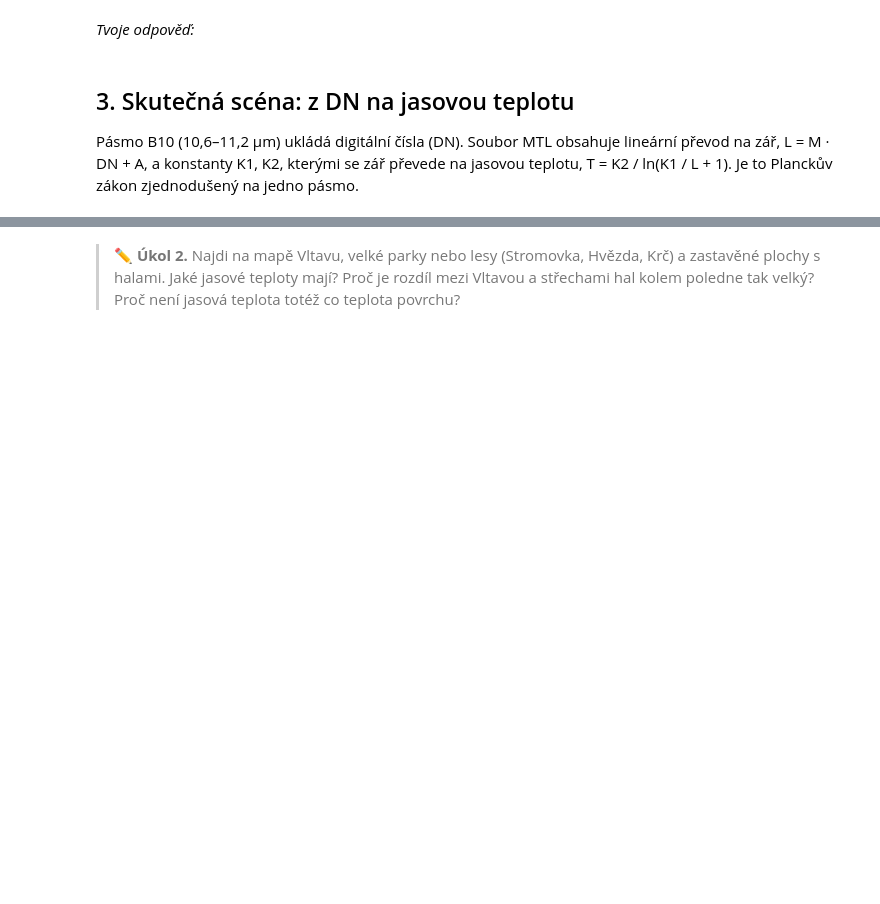
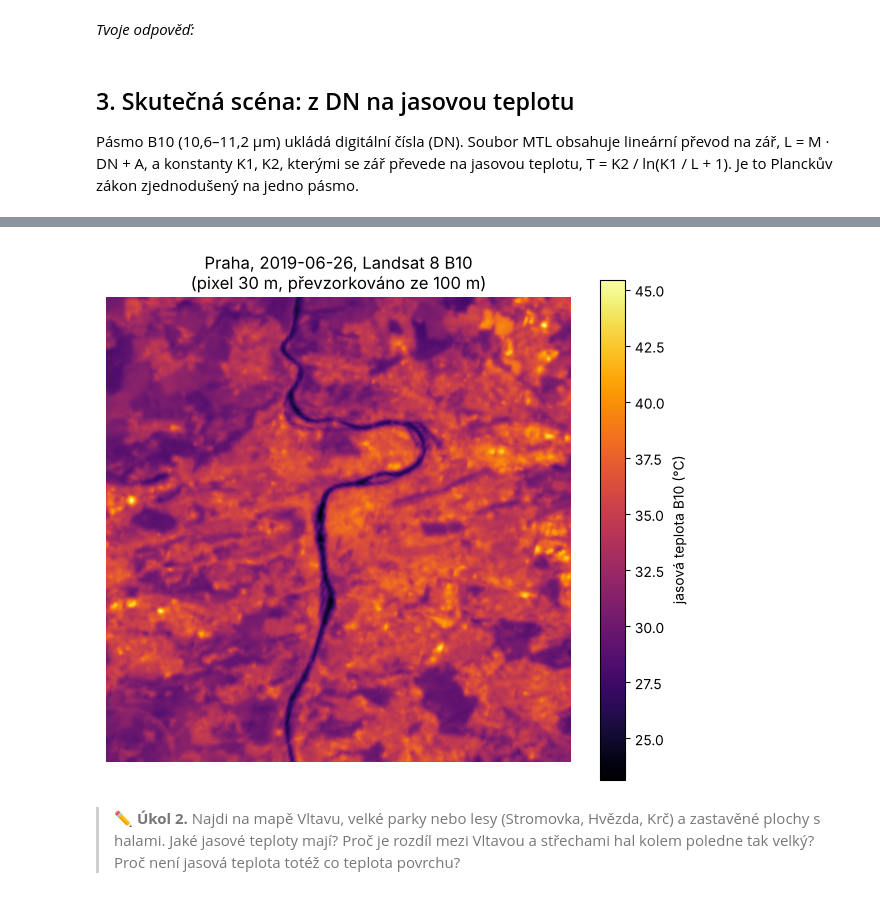
Before and after one commit to OpenSkyLab-space/notebooks, a Jupyter notebook: blackbody_radiation_cs.ipynb, the cells around one changed output, grey strips where cells are left out. Cells and saved outputs as stored; diff of their text form; code cells hidden in the pictures; blank space fills up the shorter version.

```diff
--- a/blackbody_radiation_cs.ipynb
+++ b/blackbody_radiation_cs.ipynb
@@ -83,10 +96,11 @@ print(f"kontrola Planckem pro 10,9 µm: {planck_inv(10.9, np.median(L10)) - 273.
 # %%
 fig, ax = plt.subplots(figsize=(7.5, 6.5))
 im = ax.imshow(BT - 273.15, cmap="inferno")
 fig.colorbar(im, ax=ax, label="jasová teplota B10 (°C)")
-ax.set_title(f"Praha, {mtl['DATE_ACQUIRED']}, Landsat 8 B10
-(pixel 30 m, převzorkováno ze 100 m)")
+ax.set_title(f"Praha, {mtl['DATE_ACQUIRED']}, Landsat 8 B10\n(pixel 30 m, převzorkováno ze 100 m)")
 ax.axis("off"); plt.show()
+# %% [output]
+[figure, added]
 # %% [markdown]
 > **✏️ Úkol 2.** Najdi na mapě Vltavu, velké parky nebo lesy (Stromovka, Hvězda, Krč) a zastavěné plochy s halami. Jaké jasové teploty mají? Proč je rozdíl mezi Vltavou a střechami hal kolem poledne tak velký? Proč není jasová teplota totéž co teplota povrchu?
 # %% [markdown]
```
Also changed, not shown: parts of 7 cells of this notebook, 27 other files.
